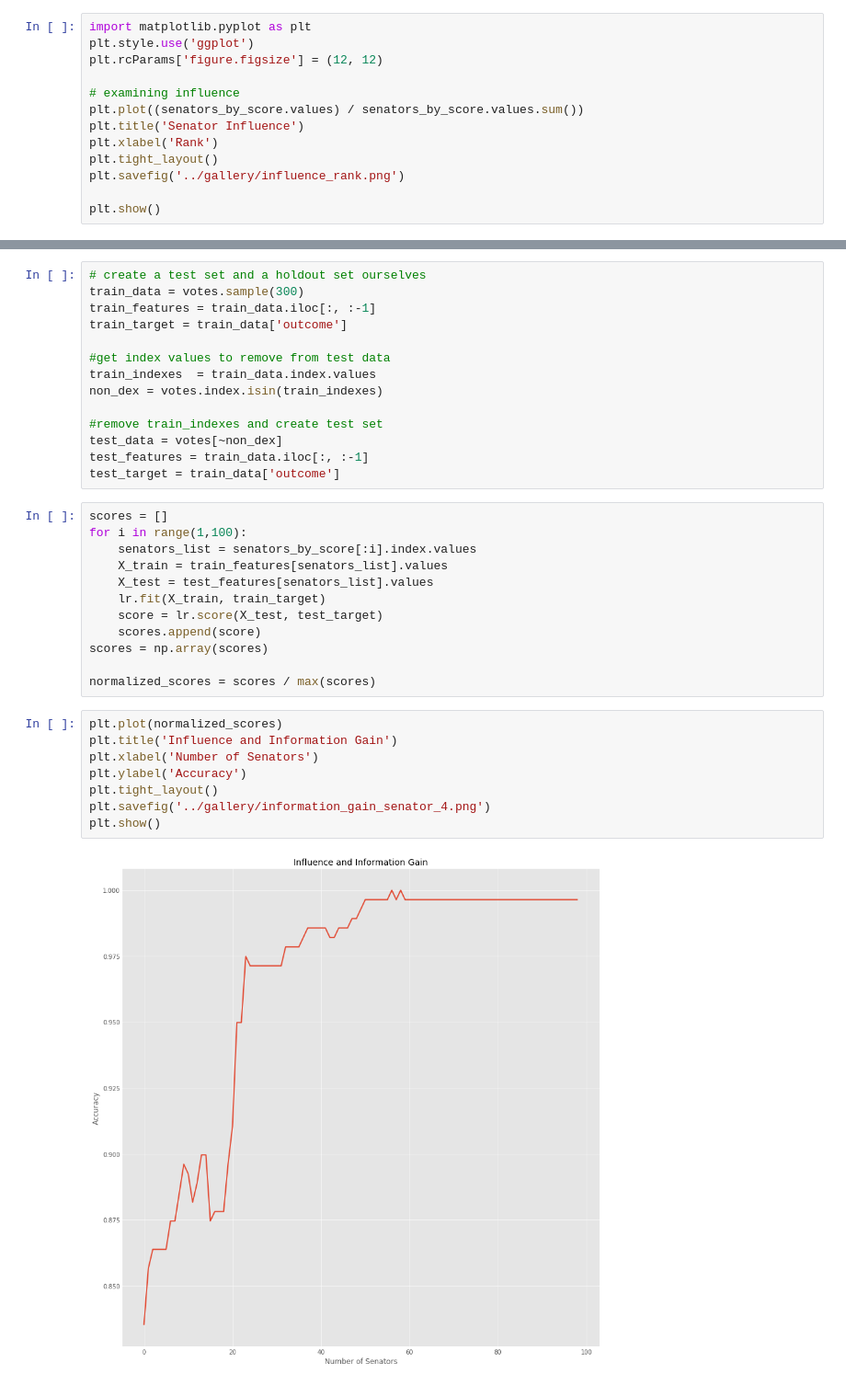
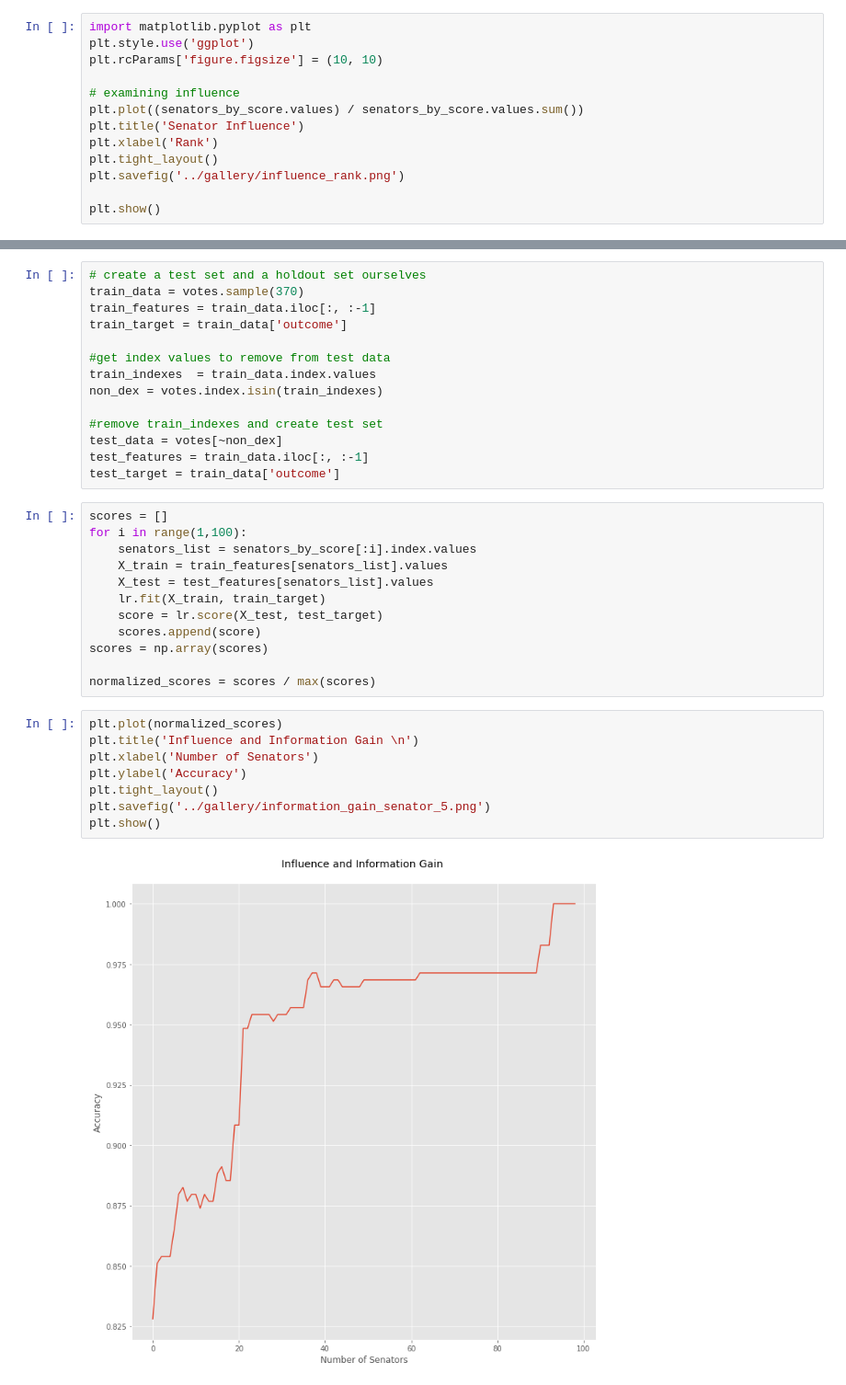
Before and after one commit to HigginTown/HouseDivided, a Jupyter notebook: scripts/predicting_outcomes.ipynb, the cells around one changed output, grey strips where cells are left out. Shown: that part at 92% size. Saved outputs shown, nothing was run; the diff lists cells and outputs as text.

```diff
--- a/scripts/predicting_outcomes.ipynb
+++ b/scripts/predicting_outcomes.ipynb
@@ -45,7 +45,7 @@ dtype: float64
 # %%
 import matplotlib.pyplot as plt
 plt.style.use('ggplot')
-plt.rcParams['figure.figsize'] = (12, 12)
+plt.rcParams['figure.figsize'] = (10, 10)
 
 # examining influence
 plt.plot((senators_by_score.values) / senators_by_score.values.sum())
@@ -120,7 +124,7 @@ avg / total       0.89      0.89      0.88        44
 ## Graphing Information Gain
 # %%
 # create a test set and a holdout set ourselves
-train_data = votes.sample(300)
+train_data = votes.sample(370)
 train_features = train_data.iloc[:, :-1]
 train_target = train_data['outcome']
 
@@ -146,11 +150,11 @@ scores = np.array(scores)
 normalized_scores = scores / max(scores)
 # %%
 plt.plot(normalized_scores)
-plt.title('Influence and Information Gain')
+plt.title('Influence and Information Gain \n')
 plt.xlabel('Number of Senators')
 plt.ylabel('Accuracy')
 plt.tight_layout()
-plt.savefig('../gallery/information_gain_senator_4.png')
+plt.savefig('../gallery/information_gain_senator_5.png')
 plt.show()
 # %% [output]
-[figure, old version]
+[figure, new version]
```
Also changed, not shown: parts of 4 cells of this notebook, 4 other files.
